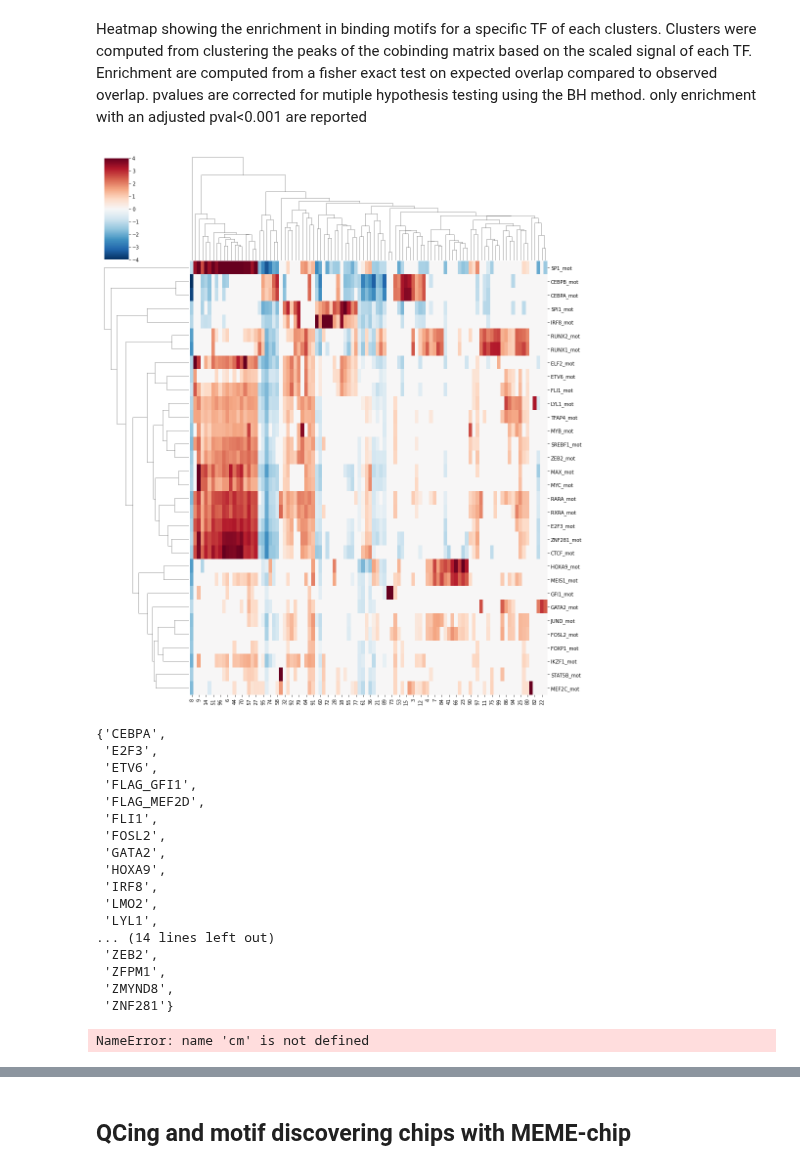
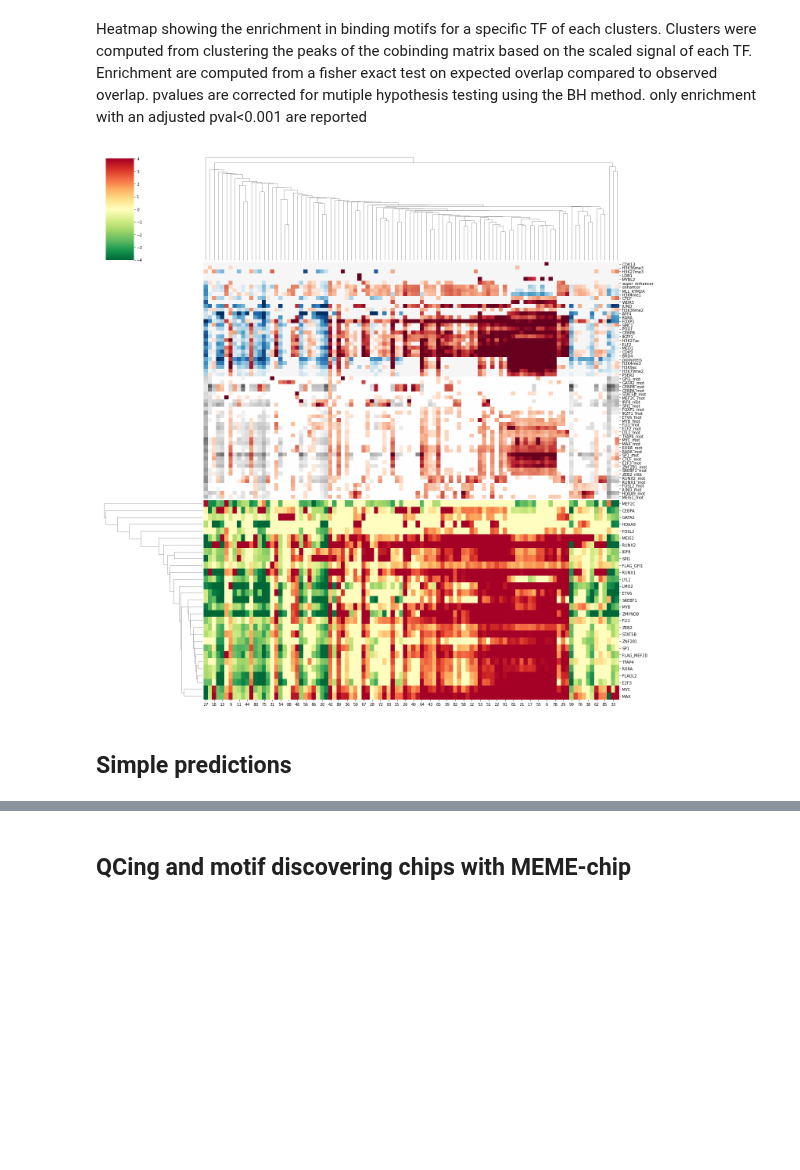
Before and after one commit to monikaperez/AMLproject, a Jupyter notebook: notebooks/CoBinding Motifs and predictions.ipynb, the cells around one changed output, grey strips where cells are left out. Saved outputs shown, nothing was run; the diff lists cells and outputs as text; code cells hidden in the pictures; blank space fills up the shorter version.

```diff
--- a/notebooks/CoBinding Motifs and predictions.ipynb
+++ b/notebooks/CoBinding Motifs and predictions.ipynb
@@ -453,6 +460,6 @@ data= merged[merged.columns[cols:annot]].values
 scaled_data = (data-data.min(0))/(data.max(0)-data.min(0))
 # %%
 n = 3
-n_clust=[10,20,50,100,300]
+n_clust=[10,20,50,100,200]
 kmean = KMeans(n_clusters=n_clust[n],n_jobs=8)
 groups = kmean.fit_predict(scaled_data)
@@ -461,44 +472,35 @@ enr, pvals = chip.enrichment(merged, groups=groups)
 # %% [markdown]
 Heatmap showing the enrichment in binding motifs for a specific TF of each clusters. Clusters were computed from clustering the peaks of the cobinding matrix based on the scaled signal of each TF. Enrichment are computed from a fisher exact test on expected overlap compared to observed overlap. pvalues are corrected for mutiple hypothesis testing using the BH method. only enrichment with an adjusted pval<0.001 are reported
-# %%
-# enrichment for each cluster
-fig = sns.clustermap(enr.loc[merged.columns[71:].tolist()], figsize=(14,16), vmax=4, vmin=-4, cmap='RdBu_r')
-fig.savefig('../results/'+project+'/'+version+'_'+merging_version+'_'+window+'/plots/kmeans_'+str(n_clust[n])+'_enrichment_ofmotifs_on_cluster.pdf')
-plt.show()
-# %% [output]
-[figure, removed]
-# %%
-crc
-# %% [output]
-{'CEBPA',
- 'E2F3',
- 'ETV6',
- 'FLAG_GFI1',
- 'FLAG_MEF2D',
- 'FLI1',
- 'FOSL2',
- 'GATA2',
- 'HOXA9',
- 'IRF8',
- 'LMO2',
- 'LYL1',
-... (14 lines left out)
- 'ZEB2',
- 'ZFPM1',
- 'ZMYND8',
- 'ZNF281'}
+# %%
+rm = ["FLAG_IRF2BP2", "GFI1", "FLAG_SPI1", "activation", "repression"]
+# %%
+merged = merged.drop(columns=rm)
+# %%
+l = merged.columns.tolist()
+l.remove("FLAG_GFI1")
+merged = merged[l[:cols]+["FLAG_GFI1"] + l[cols:]]
 # %%
 maxv=4
 rdb = cm.get_cmap('RdBu_r', 256)
-col = enr.loc[merged.columns[71:].tolist()].copy().T
+rdy = cm.get_cmap('RdGy_r', 256)
+vals = merged.columns[cols:annot]
+col = enr.loc[merged.columns[annot:]].copy().T
 col[col<-maxv]=-maxv
 col[col>maxv]=maxv
 col = col/maxv
-link = linkage(enr.loc[set(enr.index) & crc], metric="cosine")
-for val in merged.columns[71:].tolist():
+collink = linkage(enr.loc[merged.columns[cols:annot]].T)
+rowlink = linkage(enr.loc[merged.columns[cols:annot]], metric="cosine")
+rowlinkMot = linkage(enr.loc[merged.columns[annot:motloc+8]], metric="cosine")
+rowlinkAdd = linkage(enr.loc[merged.columns[motloc+8:]], metric="cosine")
+for val in merged.columns[annot:motloc+8].tolist():
     col[val] =[rdb(128+int(v*128)) for v in col[val]]
-fig = sns.clustermap(enr.loc[set(enr.index) & crc], figsize=(20,20), vmax=4, vmin=-4, cmap='RdYlGn_r', col_colors=col, colors_ratio=0.01, col_linkage=link)
-fig.savefig('../results/'+project+'/'+version+'_'+merging_version+'_'+window+'/plots/motifs_and_crc_enrichment_on_clusters.pdf')
+for val in merged.columns[motloc+8:].tolist():
+    col[val] =[rdy(128+int(v*128)) for v in col[val]]
+col = col[[col.columns[i] for i in list(leaves_list(rowlinkMot)) + list(len(leaves_list(rowlinkMot)) + leaves_list(rowlinkAdd))]]
+fig = sns.clustermap(enr.loc[merged.columns[cols:annot]], figsize=(20,20), vmax=4, vmin=-4, cmap='RdYlGn_r', col_colors=col, colors_ratio=0.007, col_linkage=collink, row_linkage=rowlink)
+fig.savefig('../results/'+project+'/'+version+'_'+merging_version+'_'+window+'/plots/motifs_and_crc_enrichment_on_clusters_'+str(n_clust[n])+'.pdf')
 plt.show()
 # %% [output]
-NameError: name 'cm' is not defined
+[figure, added]
+# %% [markdown]
+## Simple predictions
```
Also changed, not shown: parts of 20 cells of this notebook, 6 other files.
